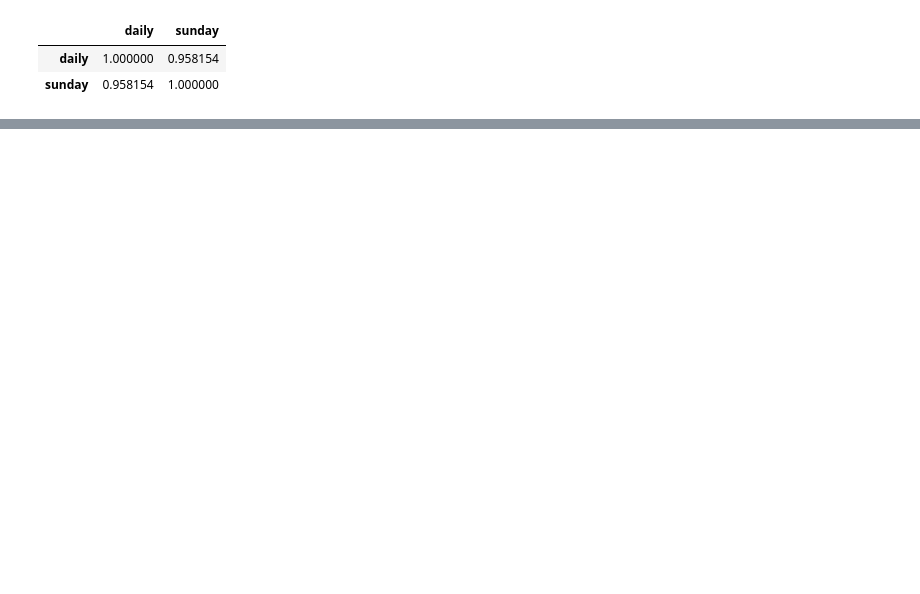
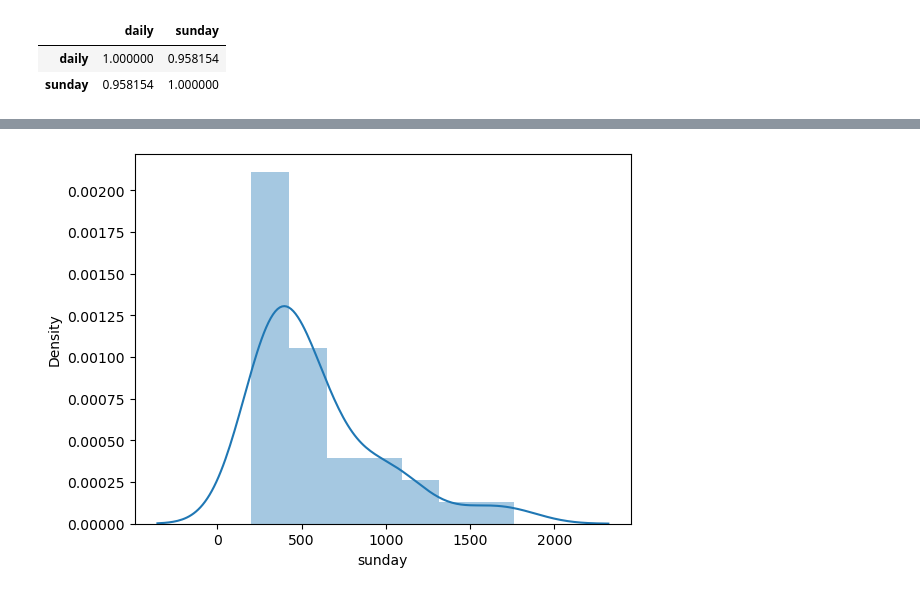
Before and after one commit to RajiReddy99/AD, a Jupyter notebook: Day20.ipynb, the cells around one changed output, grey strips where cells are left out. Saved outputs shown, nothing was run; the diff lists cells and outputs as text; code cells hidden in the pictures; blank space fills up the shorter version.

```diff
--- a/Day20.ipynb
+++ b/Day20.ipynb
@@ -87,0 +97,5 @@ warnings.filterwarnings('ignore')
+# %%
+sns.distplot(data['sunday'])
+plt.show()
+# %% [output]
+[figure, added]
```
Also changed, not shown: parts of 29 cells of this notebook.
